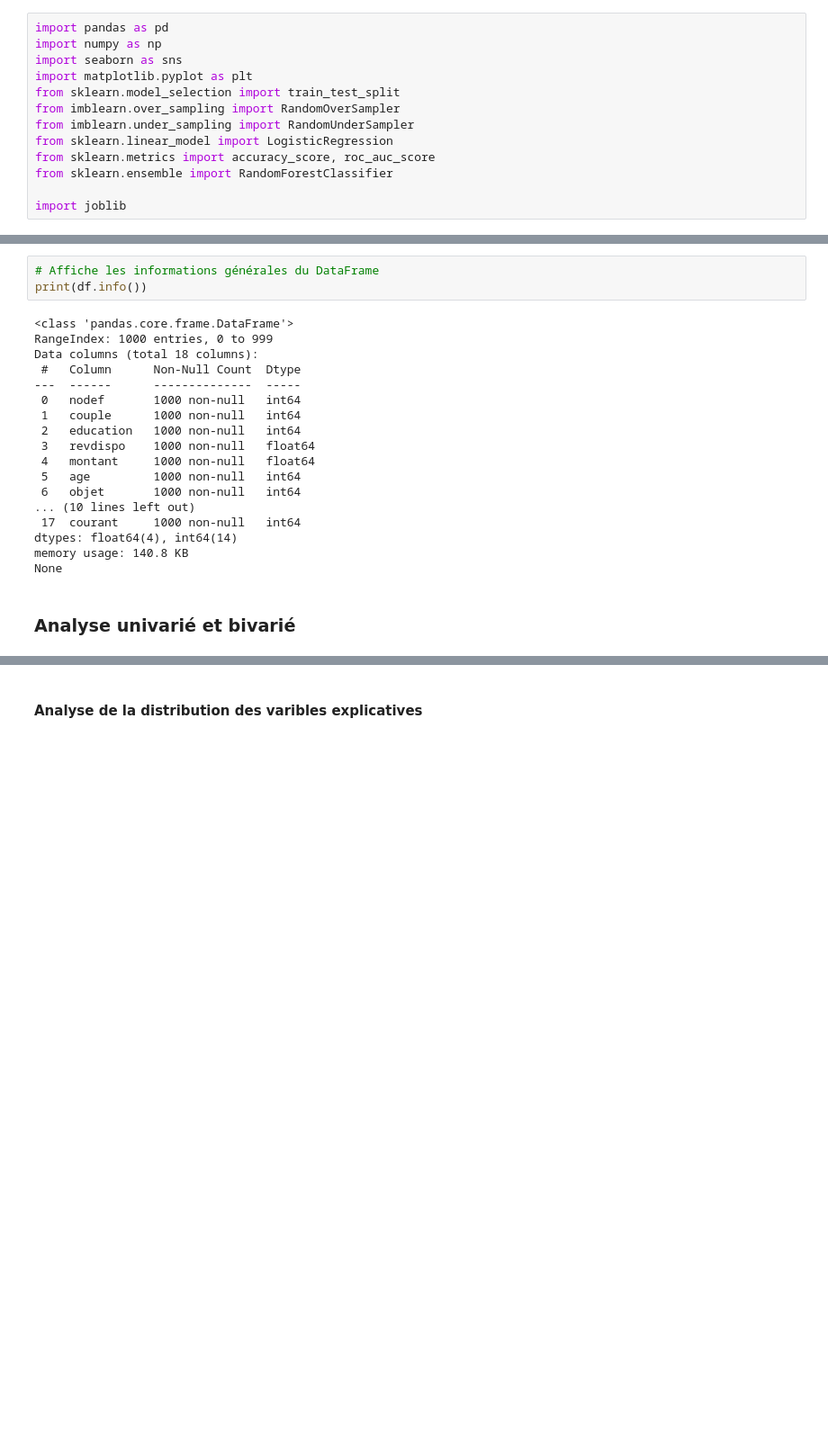
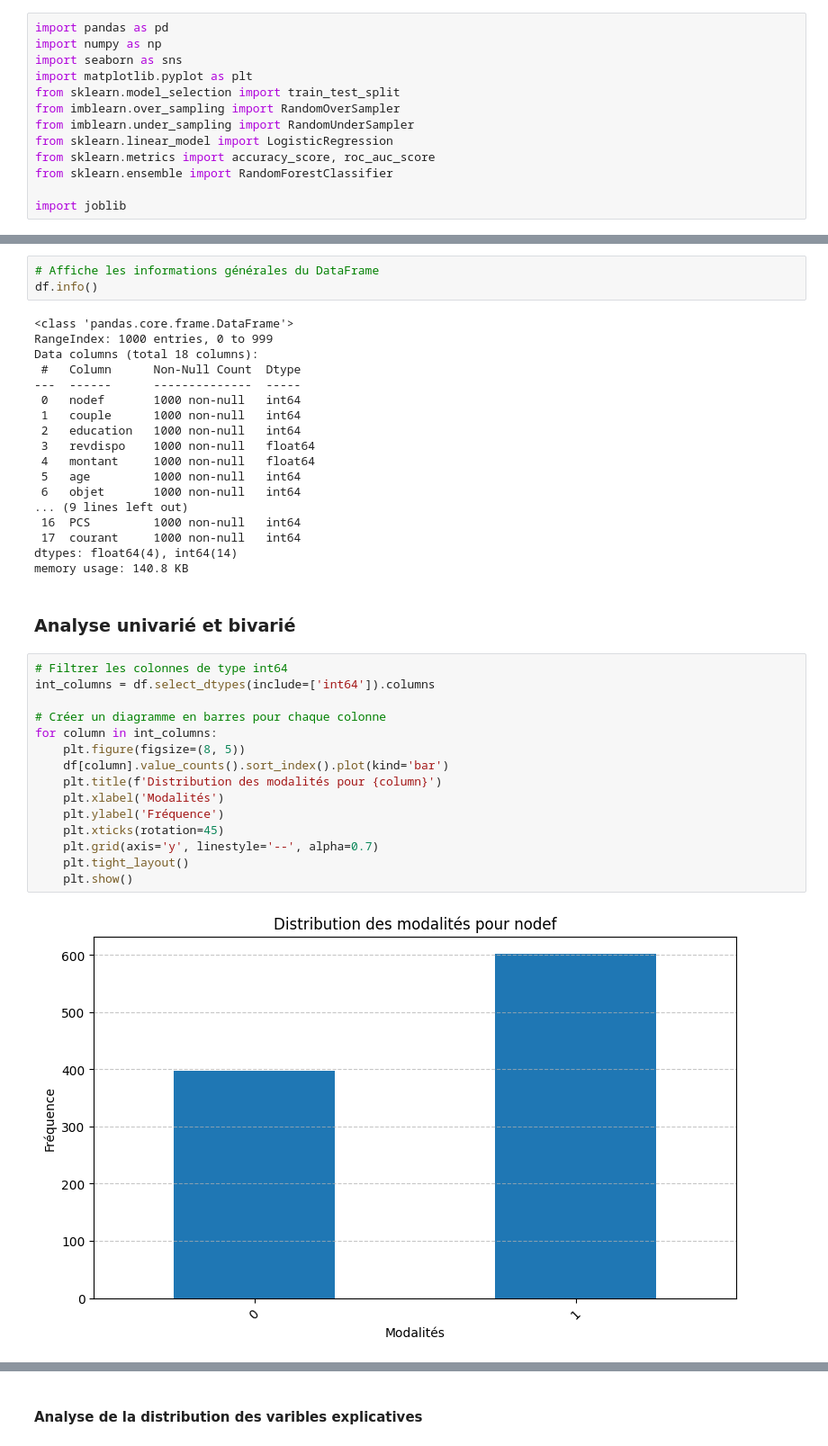
Before and after one commit to ktywab/API_Proba_Default, a Jupyter notebook: analyse.ipynb, the cells around one changed output, grey strips where cells are left out. Shown at 90% size. Drawn from its saved outputs; the diff is of its cells as text; blank space fills up the shorter version.

```diff
--- a/analyse.ipynb
+++ b/analyse.ipynb
@@ -36,6 +26,6 @@ print(df)
 # %%
 # Affiche les informations générales du DataFrame
-print(df.info())
+df.info()
 # %% [output]
 <class 'pandas.core.frame.DataFrame'>
 RangeIndex: 1000 entries, 0 to 999
@@ -49,10 +39,27 @@ Data columns (total 18 columns):
  4   montant     1000 non-null   float64
  5   age         1000 non-null   int64
  6   objet       1000 non-null   int64
-... (10 lines left out)
+... (9 lines left out)
+ 16  PCS         1000 non-null   int64
  17  courant     1000 non-null   int64
 dtypes: float64(4), int64(14)
 memory usage: 140.8 KB
-None
 # %% [markdown]
 ### Analyse univarié et bivarié
+# %%
+# Filtrer les colonnes de type int64
+int_columns = df.select_dtypes(include=['int64']).columns
+
+# Créer un diagramme en barres pour chaque colonne
+for column in int_columns:
+    plt.figure(figsize=(8, 5))
+    df[column].value_counts().sort_index().plot(kind='bar')
+    plt.title(f'Distribution des modalités pour {column}')
+    plt.xlabel('Modalités')
+    plt.ylabel('Fréquence')
+    plt.xticks(rotation=45)
+    plt.grid(axis='y', linestyle='--', alpha=0.7)
+    plt.tight_layout()
+    plt.show()
+# %% [output]
+[figure, added]
```
Also changed, not shown: parts of 2 cells of this notebook, 6 other files.
